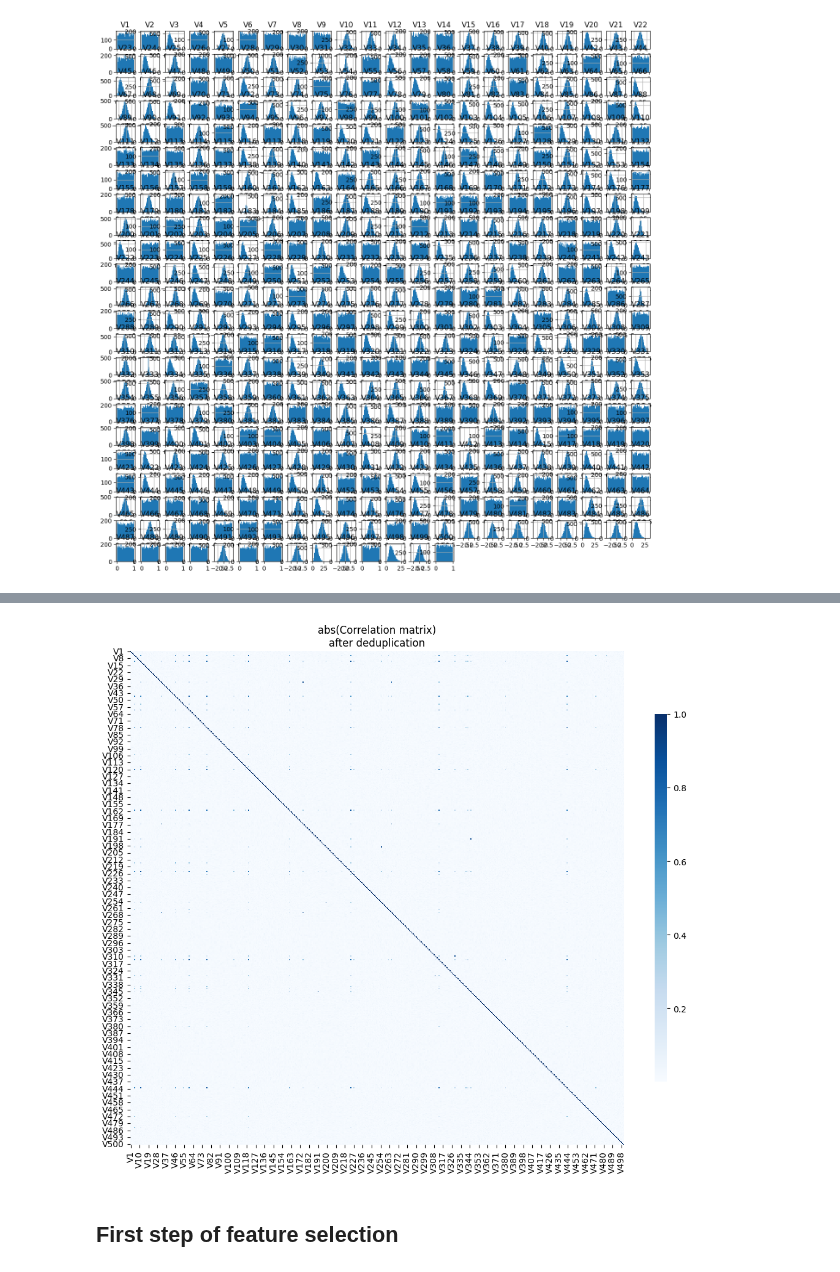
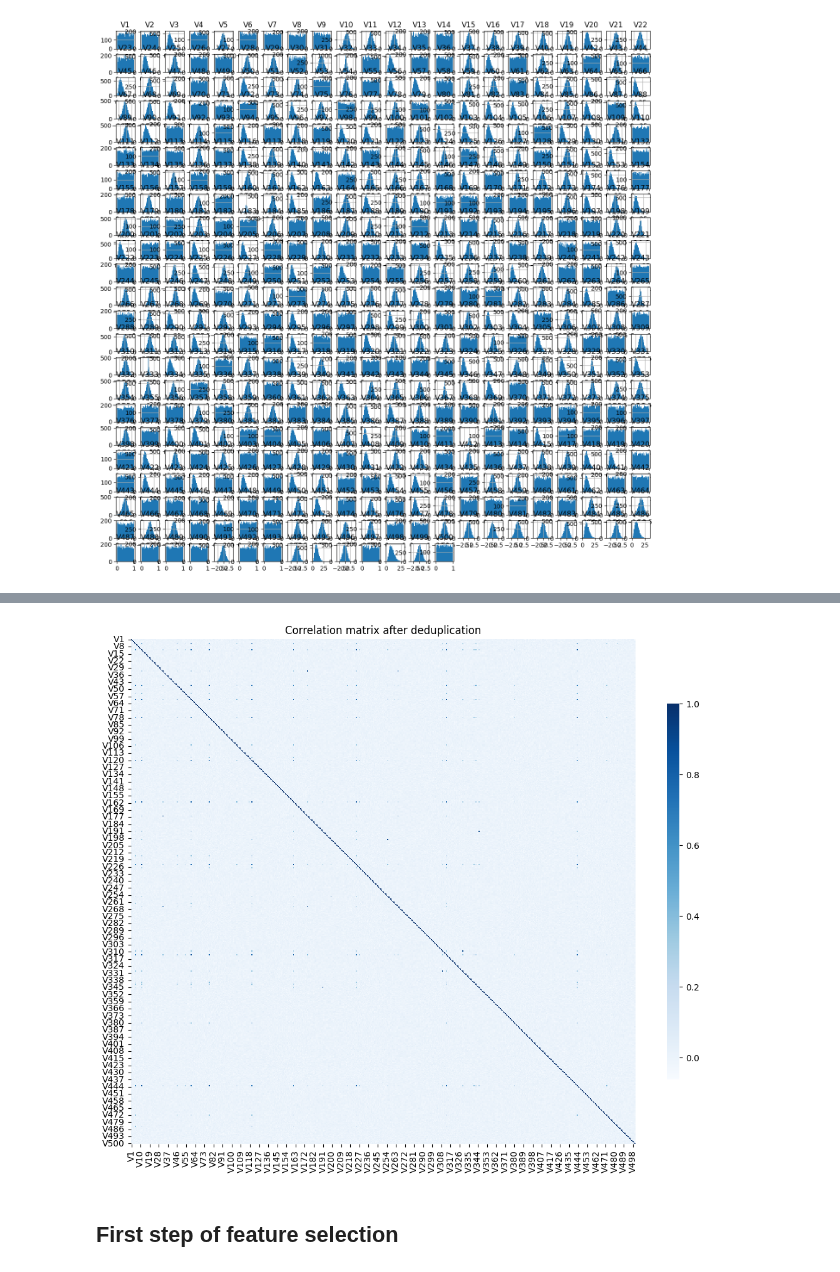
Before and after one commit to olaidczak/cost-sensitive-marketing, a Jupyter notebook: src/feature_selection/eda.ipynb, the cells around one changed output, grey strips where cells are left out. Saved outputs shown, nothing was run; the diff lists cells and outputs as text; code cells hidden in the pictures.

```diff
--- a/src/feature_selection/eda.ipynb
+++ b/src/feature_selection/eda.ipynb
@@ -52,17 +77,17 @@ plt.show()
 # %%
-corr_matrix = np.abs(X_train.corr())
+corr_matrix = X_train.corr()
 fig, ax = plt.subplots(figsize=(13, 13))
 sns.heatmap(
     corr_matrix,
     square=True,
     cmap="Blues",
     cbar_kws={"shrink": 0.6, "aspect": 30})
-plt.title("abs(Correlation matrix)\nafter deduplication")
+plt.title("Correlation matrix after deduplication")
 plt.show()
 
 # intersting grid-like pattern
 # %% [output]
-[figure, old version]
+[figure, new version]
 # %% [markdown]
 ## First step of feature selection
 # %%
```
Also changed, not shown: parts of 9 cells of this notebook, 3 other files.
